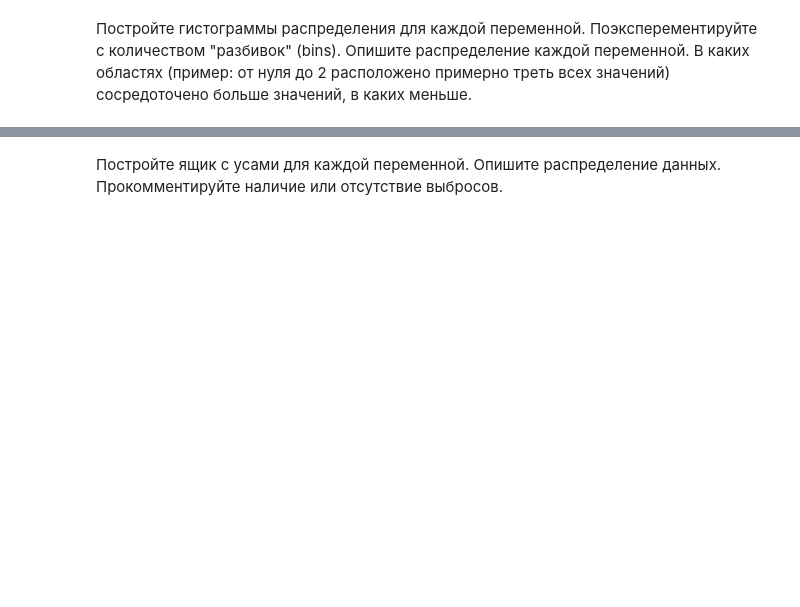
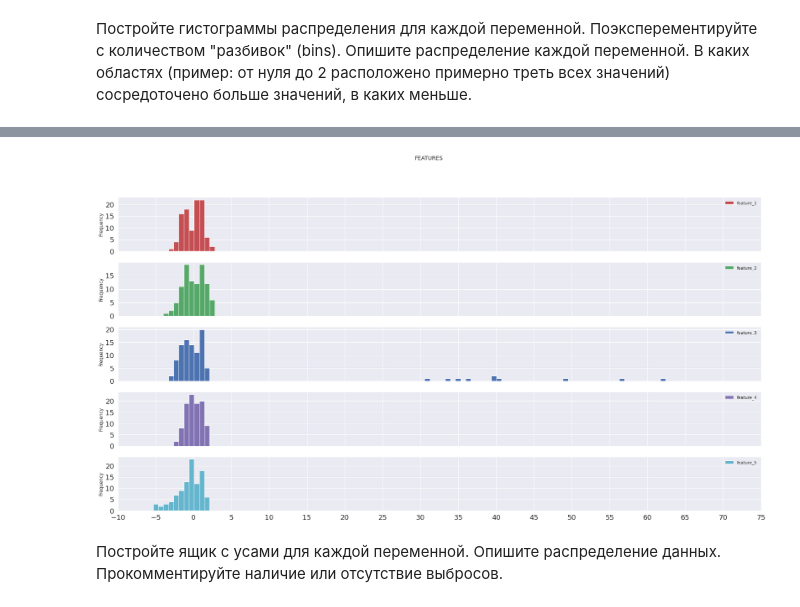
Before and after one commit to sviteribuben/Classic-Machine-Learning-theory-and-practice, a Jupyter notebook: jun_ml_EDA_hw.ipynb, the cells around one changed output, grey strips where cells are left out. Saved outputs shown, nothing was run; the diff lists cells and outputs as text; code cells hidden in the pictures; blank space fills up the shorter version.

```diff
--- a/jun_ml_EDA_hw.ipynb
+++ b/jun_ml_EDA_hw.ipynb
@@ -11,12 +12,21 @@ import pandas as pd
 import psycopg2
+# %%
+import matplotlib.pyplot as plt
+%matplotlib inline
+import seaborn as sns
+plt.style.use('seaborn-darkgrid')
+sns.set(rc={'figure.figsize':(11.7,8.27)})
+palette = plt.get_cmap('Set2')
+
+import itertools
 # %%
 # Establish a connection to the database by creating a cursor object
 conn = psycopg2.connect(f"host={'dsstudents.skillbox.ru'} port={5432} dbname={'db_ds_students'} user={'readonly'} password={'6hajV34RTQfmxhS'}")
 # Get all values from the SQL request
 sql = "select * from exploratory;"
 # Create the DataFrame and print top-5
-dat = pd.read_sql_query(sql, conn)
-dat.head()
+df = pd.read_sql_query(sql, conn)
+df.head()
 # %% [output]
 |  | feature_1 | feature_2 | feature_3 | feature_4 | feature_5 |
 | 0 | 2.4399302341553932 | -2.180960698389708 | 33.4684964804719 | -1.9273880121739875 | -5.3213919475057105 |
@@ -51,0 +60,2 @@ dat.head()
+# %%
+df = df[['feature_1', 'feature_2', 'feature_3', 'feature_4', 'feature_5']].astype(float)
@@ -56,2 +93,12 @@ dat.head()
+# %%
+# Plotting
+df.plot(kind='hist', bins=100, subplots=True, grid=True, title="FEATURES",
+        layout=(5, 1), sharex=True, sharey=False, legend=True,
+        color=['r', 'g', 'b', 'm', 'c'],
+        xticks=np.arange(-10, len(df)-20, 5),
+        fontsize=18,
+        figsize=(30,15));
+# %% [output]
+[figure, added]
 # %% [markdown]
 Постройте ящик с усами для каждой переменной. Опишите распределение данных. Прокомментируйте наличие или отсутствие выбросов.
```
Also changed, not shown: parts of 16 cells of this notebook.
